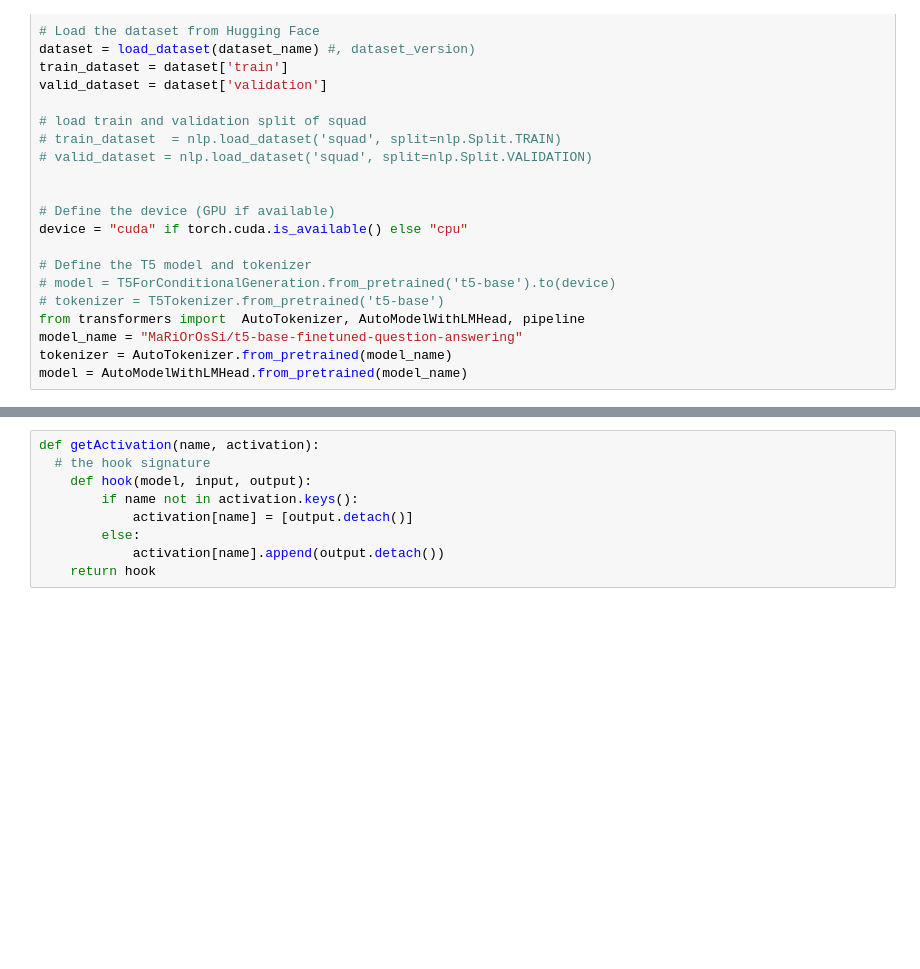
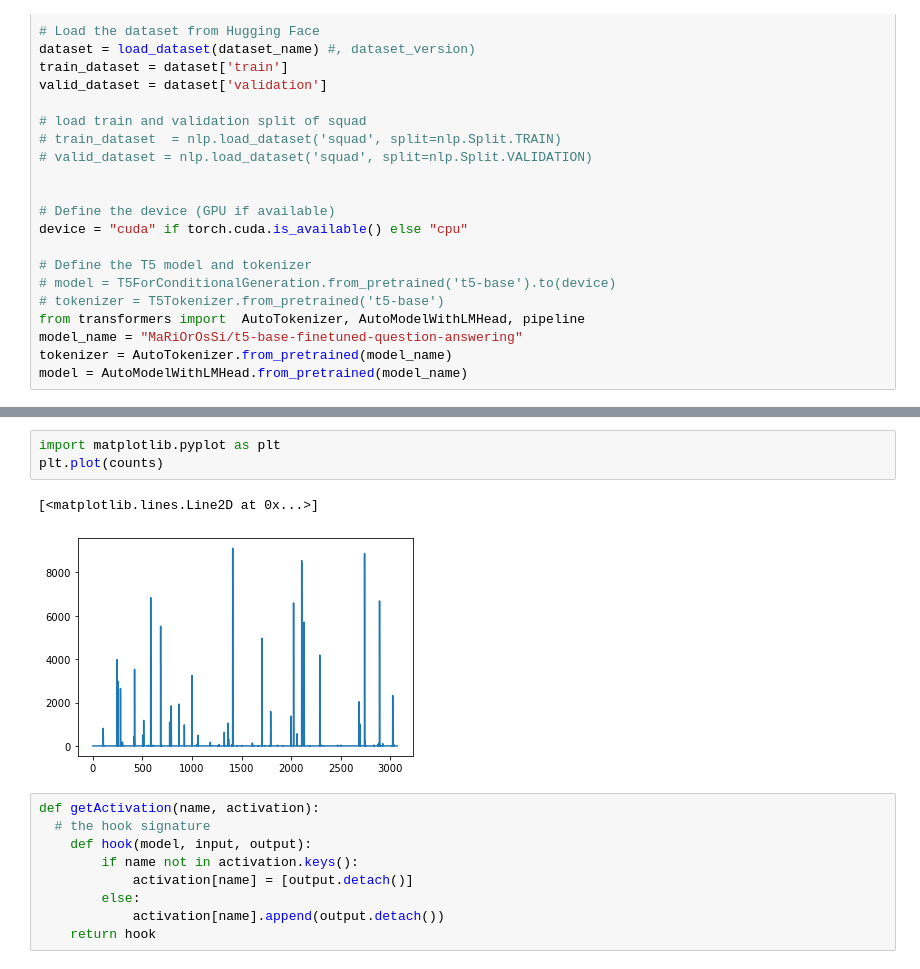
Before and after one commit to dmitrisaberi/sparse-t5-interpretation, a Jupyter notebook: experiments.ipynb, the cells around one changed output, grey strips where cells are left out. Saved outputs shown, nothing was run; the diff lists cells and outputs as text; blank space fills up the shorter version.

```diff
--- a/experiments.ipynb
+++ b/experiments.ipynb
@@ -36,3 +35,9 @@ array([ 8., 32.,  0., ..., 10.,  7., 37.])
+# %%
+import matplotlib.pyplot as plt
+plt.plot(counts)
+# %% [output]
+[<matplotlib.lines.Line2D at 0x...>]
+[figure, added]
 # %%
 def getActivation(name, activation):
   # the hook signature
```
Also changed, not shown: parts of 3 cells of this notebook, 8 other files.
